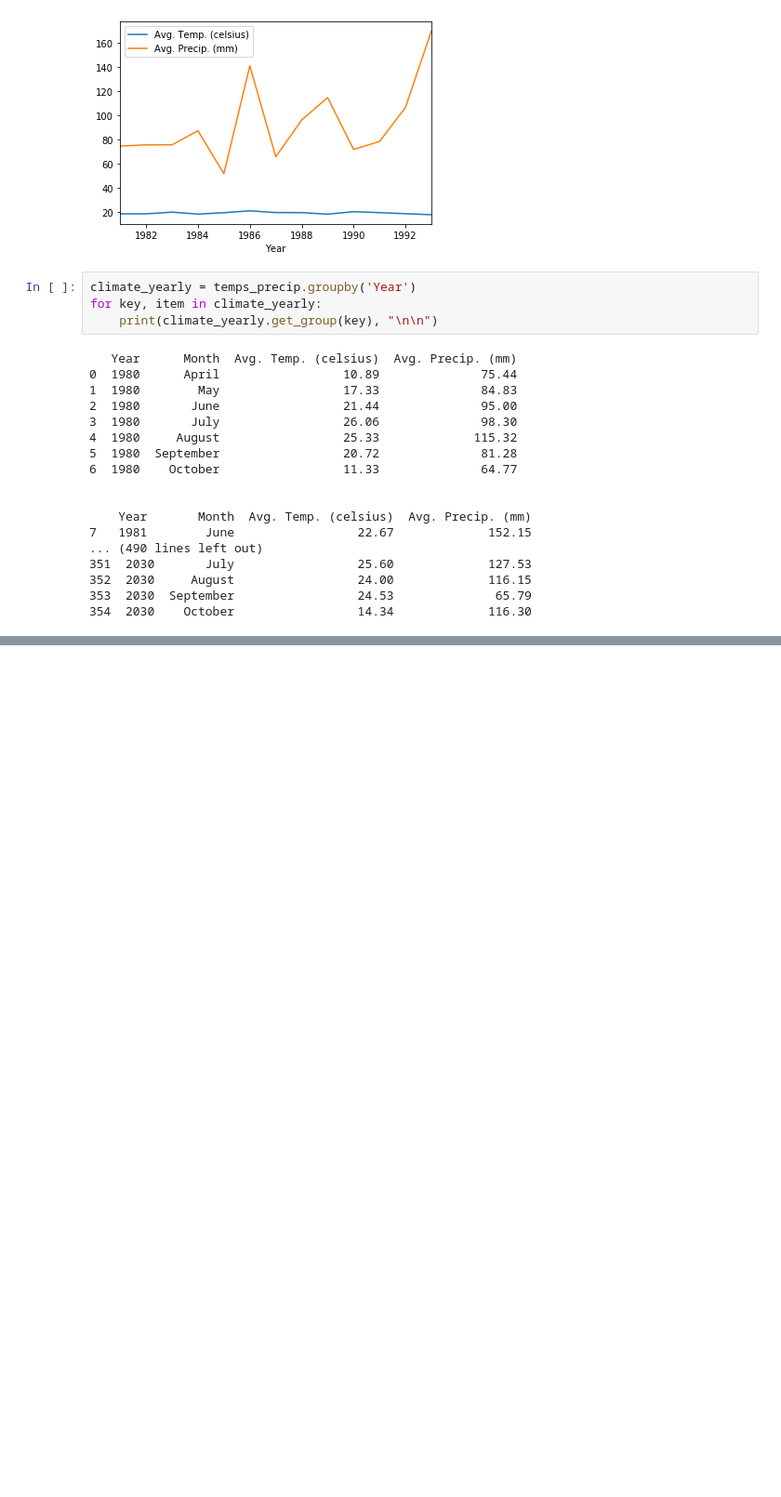
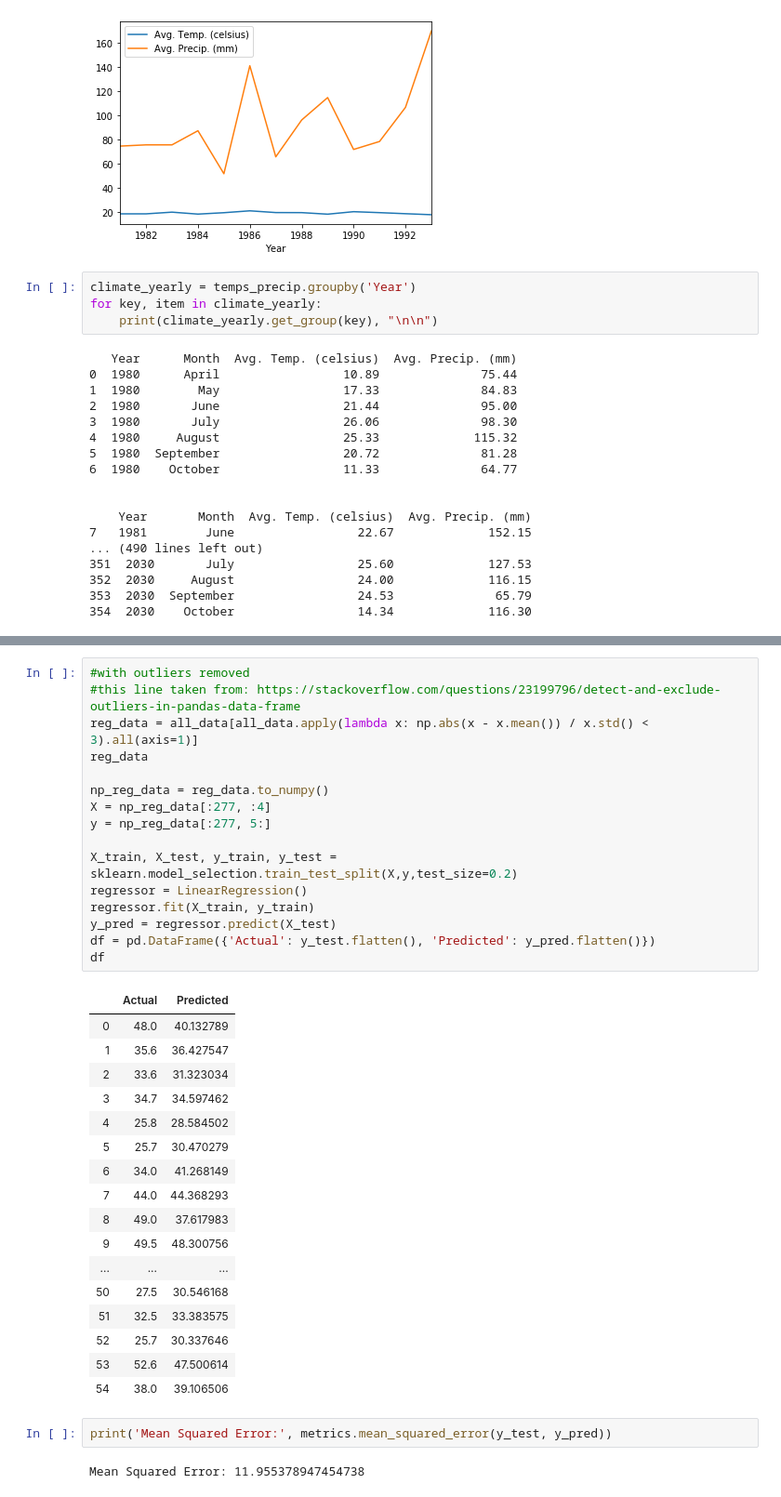
Before and after one commit to laniepreston/CapstoneCode, a Jupyter notebook: regression_models.ipynb, the cells around one changed output, grey strips where cells are left out. Shown: that part at 93% size. Saved outputs shown, nothing was run; the diff lists cells and outputs as text; blank space fills up the shorter version.

```diff
--- a/regression_models.ipynb
+++ b/regression_models.ipynb
@@ -85,2 +156,40 @@ projected_temps_precip
+# %%
+#with outliers removed
+#this line taken from: https://stackoverflow.com/questions/23199796/detect-and-exclude-outliers-in-pandas-data-frame
+reg_data = all_data[all_data.apply(lambda x: np.abs(x - x.mean()) / x.std() < 3).all(axis=1)]
+reg_data
+
+np_reg_data = reg_data.to_numpy()
+X = np_reg_data[:277, :4]
+y = np_reg_data[:277, 5:]
+
+X_train, X_test, y_train, y_test = sklearn.model_selection.train_test_split(X,y,test_size=0.2)
+regressor = LinearRegression()
+regressor.fit(X_train, y_train)
+y_pred = regressor.predict(X_test)
+df = pd.DataFrame({'Actual': y_test.flatten(), 'Predicted': y_pred.flatten()})
+df
+# %% [output]
+|  | Actual | Predicted |
+| 0 | 48.0 | 40.132789 |
+| 1 | 35.6 | 36.427547 |
+| 2 | 33.6 | 31.323034 |
+| 3 | 34.7 | 34.597462 |
+| 4 | 25.8 | 28.584502 |
+| 5 | 25.7 | 30.470279 |
+| 6 | 34.0 | 41.268149 |
+| 7 | 44.0 | 44.368293 |
+| 8 | 49.0 | 37.617983 |
+| 9 | 49.5 | 48.300756 |
+| ... | ... | ... |
+| 50 | 27.5 | 30.546168 |
+| 51 | 32.5 | 33.383575 |
+| 52 | 25.7 | 30.337646 |
+| 53 | 52.6 | 47.500614 |
+| 54 | 38.0 | 39.106506 |
+# %%
+print('Mean Squared Error:', metrics.mean_squared_error(y_test, y_pred))
+# %% [output]
+Mean Squared Error: 11.955378947454738
 # %%
 #Creating the linear regression model
```
Also changed, not shown: parts of 8 cells of this notebook, 1 other file.
